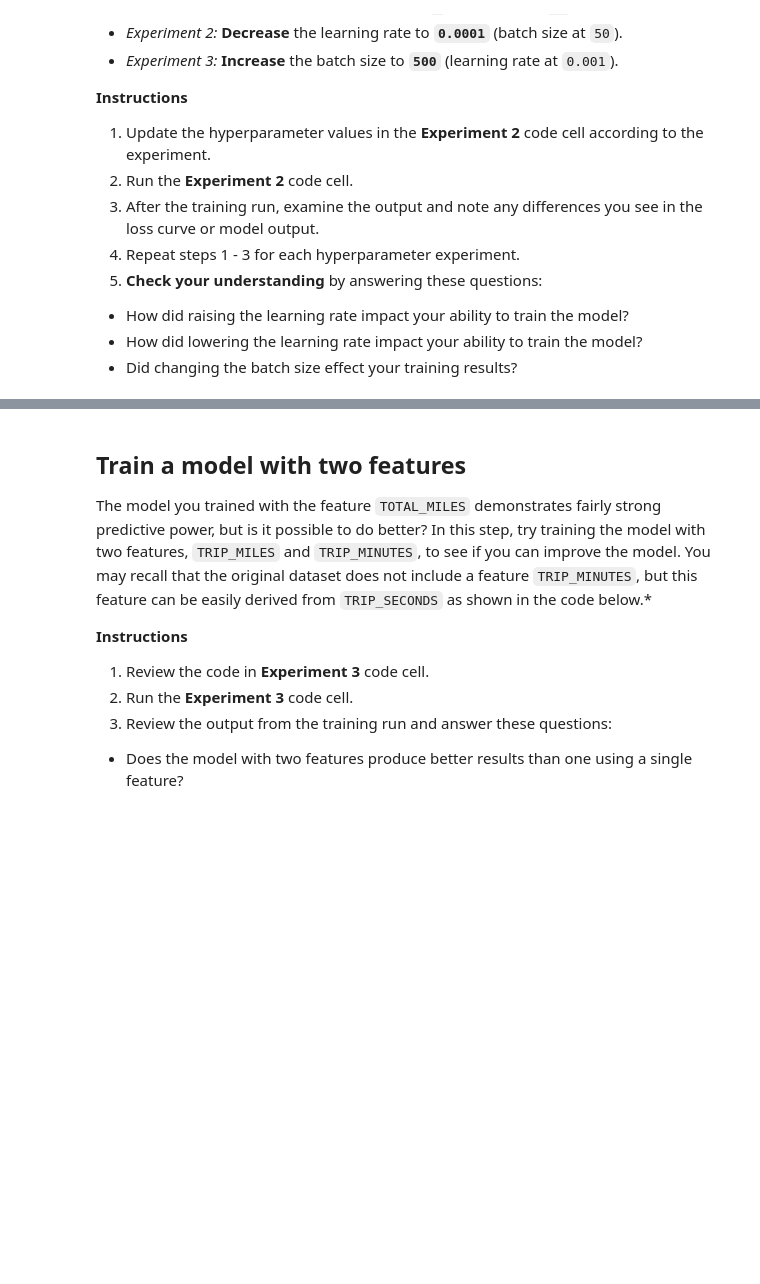
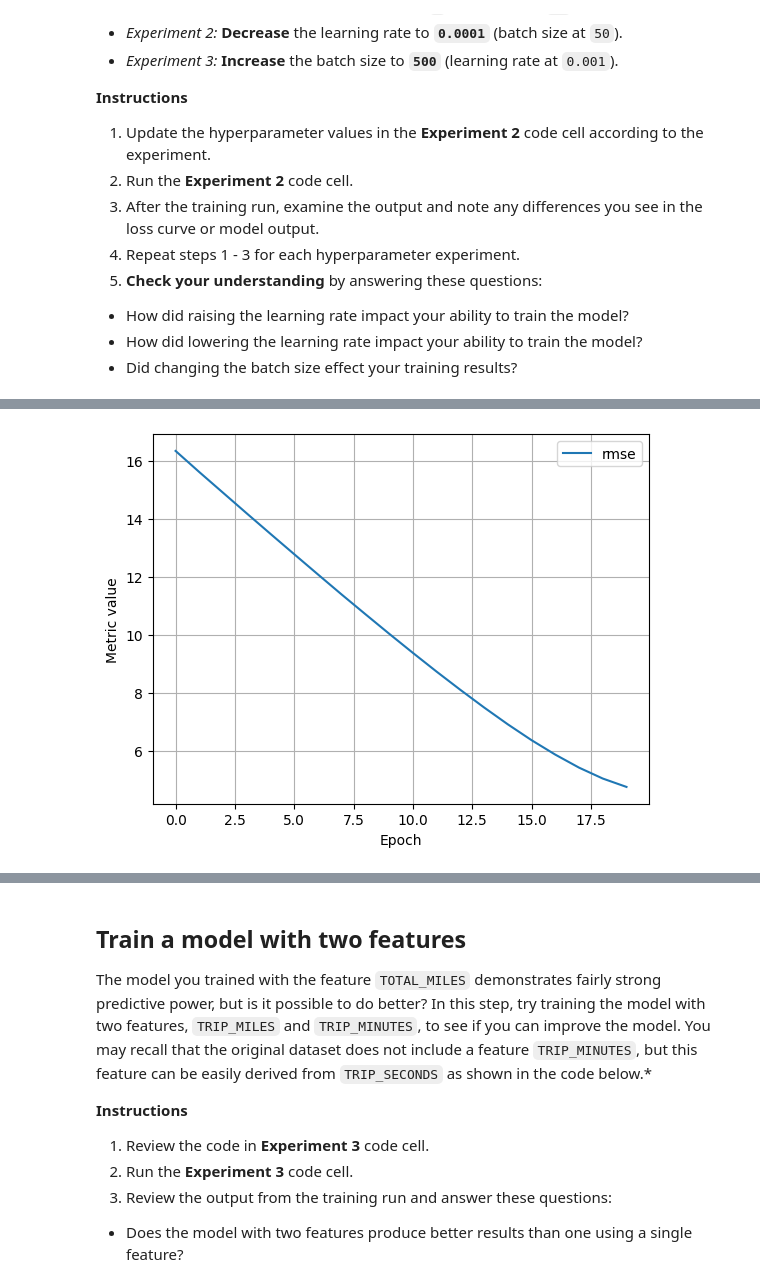
Before and after one commit to Shreeya-Sh/google-cc, a Jupyter notebook: ml/cc/exercises/linear_regression_taxi.ipynb, the cells around one changed output, grey strips where cells are left out. Cells and saved outputs as stored; diff of their text form; code cells hidden in the pictures; blank space fills up the shorter version.

```diff
--- a/ml/cc/exercises/linear_regression_taxi.ipynb
+++ b/ml/cc/exercises/linear_regression_taxi.ipynb
@@ -424,7 +459,7 @@ It is common with machine learning to run multiple experiments to find the best
 settings_2 = ml_edu.experiment.ExperimentSettings(
     learning_rate = 0.001,
     number_epochs = 20,
-    batch_size = 50,
+    batch_size = 500,
     input_features = ['TRIP_MILES']
 )
 
@@ -436,3 +471,4 @@ experiment_2 = train_model('one_feature_hyper', model_2, training_df, 'FARE', se
 
 ml_edu.results.plot_experiment_metrics(experiment_2, ['rmse'])
 ml_edu.results.plot_model_predictions(experiment_2, training_df, 'FARE')
+# %% [output]
@@ -439,3 +493,4 @@ ml_edu.results.plot_model_predictions(experiment_2, training_df, 'FARE')
+[figure, added]
 # %%
 #@title Double-click to view answers for hyperparameter experiments
 
```
Also changed, not shown: parts of 10 cells of this notebook.
